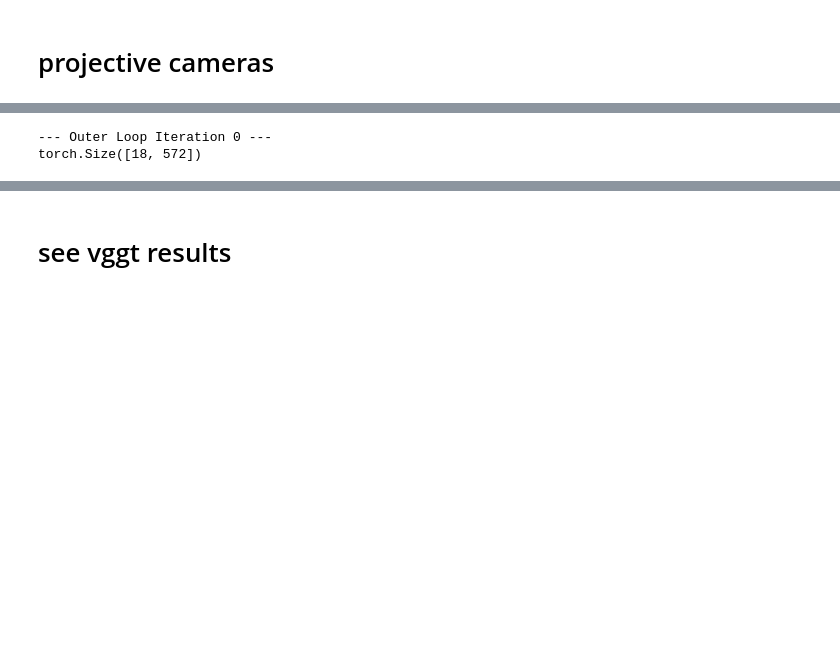
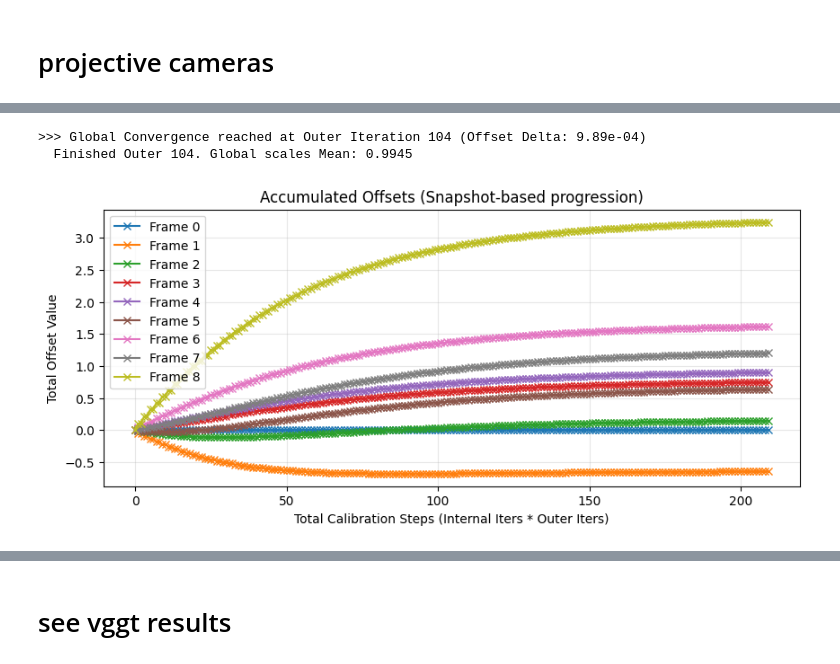
Before and after one commit to manel-ferreira-01/trackers, a Jupyter notebook: test.ipynb, the cells around one changed output, grey strips where cells are left out. Drawn from its saved outputs; the diff is of its cells as text; code cells hidden in the pictures; blank space fills up the shorter version.

```diff
--- a/test.ipynb
+++ b/test.ipynb
@@ -25,8 +26,9 @@ tapnext_model_video_size = (256, 256)
 device = "cuda:0"
 
 #path = "../mast3r/images_in/casa_bea_4_photos"
-path = "../mast3r/images_in/casa_bea_4_photos"
+#path = "../mast3r/images_in/casa_bea_4_photos"
 #path = "../mast3r/images_in/lixo_lab.mp4"
+path = "../mast3r/images_in/eth3d_test"
 #video_resized, video = read_video_or_images("../mast3r/images_in/bordalo.mp4",model_video_size, device)
 
 video_square, _ = read_video_or_images(path)
@@ -387,7 +661,7 @@ else:
 config_json = {
         "command": "3d_infer",
         "parameters": {
-            "device": "cpu", # TODO: implement this
+            "device": "cuda:0", # TODO: implement this
             "conf_vis": 50.0
         }
 }
@@ -442,10 +758,11 @@ W_vggt, tracks_lambda_vggt = build_depth_weighted_matrix(W_vggt,
                                                 (vggt_depth_tensor.squeeze()),
                                                 Ks=instrisics)
 
+
 W_depth_vggt = W_vggt * tracks_lambda_vggt.repeat_interleave(3,0)
 
 _, outliers_mask_vggt,_ = get_subspace_outlier_indices(W_depth_vggt, \
-                                                    rank=4, threshold=10, use_relative=True)
+                                                    rank=4, threshold=0.02, mode="ransac")
 
 #X3d = Sshape[:3, :] / Sshape[3:4, :]
 fig, axes = plt.subplots(1, 2, figsize=(12, 6))
@@ -499,3 +837,14 @@ torch.cuda.empty_cache()
+# %%
+depths = []
+
+for frame in tqdm(range(video_tensor.shape[1])):
+    depth = model.infer_image(video_tensor[0,frame].to(device).cpu().numpy())
+    depths.append(torch.tensor(depth))
+
+
+uni_depth_tensor = 1/torch.clip(torch.stack(depths).unsqueeze(-1).cpu().squeeze(),100)
+
+torch.cuda.empty_cache()
 # %%
 from src.projective_factorization import build_depth_weighted_matrix
 
@@ -765,6 +1082,8 @@ tracks_lambda_unidepth.shape[0] // 3
 # %%
 import torch
 import matplotlib.pyplot as plt
+from src.ortho_factorization import calibrate_orthographic
+from src.projective_factorization import projective_factorization
 
 # --- 1. Initialization ---
 F = tracks_lambda_unidepth.shape[0]
@@ -772,8 +1091,8 @@ N = W_uni.shape[1]
 
 # Prepare the initial Lambda (the base measurements)
 Lambda = tracks_lambda_unidepth.clone().repeat_interleave(3, 0)
-Lambda[0:3, :] += 3
-Lambda[0:3, :] *= 1.3
+#Lambda[0:3, :] += 3
+#Lambda[0:3, :] *= 1.3
 
 # This will store the cumulative translation across all outer loops
 total_offsets = torch.zeros(F, device=Lambda.device)
@@ -781,12 +1100,19 @@ current_scales = torch.ones(F, device=Lambda.device)
 offset_history = []
 
 # --- 2. Optimization Loops ---
-num_outer_iterations = 4
-num_inner_iterations = 10
-num_calib_steps = 20
+num_outer_iterations = 300
+num_inner_iterations = 1
+num_calib_steps = 1
 
-for outer_i in range(num_outer_iterations):
-    print(f"\n--- Outer Loop Iteration {outer_i} ---")
+outer_tol = 1e-3  # Threshold for global offset stability
+inner_tol = 1e-4  # Threshold for scale stability within a single step
+patience = 2      # Number of iterations to wait before stopping (optional)
+
+pbar = tqdm(range(num_outer_iterations))
+
+for outer_i in pbar:
+    #print(f"\n--- Outer Loop Iteration {outer_i} ---")
+    prev_offsets = total_offsets.clone()
 
     # Update Lambda with what we've accumulated so far
     # offset_map shape: (3F, N)
@@ -814,6 +1140,9 @@ for outer_i in range(num_outer_iterations):
 
     # D. Projective Factorization Inner Loop
     for inner_i in range(num_inner_iterations):
+
+        prev_inner_scales = current_scales.clone()
+
         # Always re-apply the updated total_offsets and scales to the original Lambda
         off_map = total_offsets.unsqueeze(1).repeat_interleave(3, 0).expand(-1, N)
         scl_map = current_scales.unsqueeze(1).repeat_interleave(3, 0).expand(-1, N)
@@ -821,10 +1150,28 @@ for outer_i in range(num_outer_iterations):
 
         motion, shape, tvec, scales = projective_factorization(iter_Lambda * W_uni)
 
+        scales /= scales.max()  # Normalize scales to prevent explosion
+
         # Multiplicative accumulation for scales
         current_scales *= scales
 
-    print(f"  Finished Outer {outer_i}. Global scales Mean: {scales.mean().item():.4f}")
+        scale_change = torch.norm(current_scales - prev_inner_scales) / (torch.norm(prev_inner_scales) + 1e-9)
+
+        if scale_change < inner_tol:
+            # print(f"Inner loop converged at {inner_i}")
+            break
+
+    offset_change = torch.norm(total_offsets - prev_offsets) / (torch.norm(prev_offsets) + 1e-9)
+
+    if offset_change < outer_tol:
+        print(f"\n>>> Global Convergence reached at Outer Iteration {outer_i} (Offset Delta: {offset_change:.2e})")
+        break
+
+    pbar.set_postfix({
+        "off_Δ": f"{offset_change.item():.2e}",
+        "scl_Δ": f"{scale_change.item():.2e}",
+        "inner_iters": f"{inner_i + 1}"
+    })
 
 # --- 3. Final Reconstruction ---
 final_off_map = total_offsets.unsqueeze(1).repeat_interleave(3, 0).expand(-1, N)
@@ -832,37 +1179,38 @@ final_scl_map = current_scales.unsqueeze(1).repeat_interleave(3, 0).expand(-1, N
 final_Lambda = (Lambda + final_off_map) / final_scl_map
 
 motion, shape, tvec, scales = projective_factorization(final_Lambda * W_uni)
+print(f"  Finished Outer {outer_i}. Global scales Mean: {scales.mean().item():.4f}")
 
 # --- 4. Camera & Visualization Logic ---
 cam_lists = []
 R1_inv = motion[:3, :3].t()
 t1_est = tvec[:3]
+
+aligned_shape = motion[:3, :3] @ shape[:3, :]
 
 for frame in range(F):
     Mi = motion[frame*3 : (frame+1)*3, :]
     ti = tvec[frame*3 : (frame+1)*3]
 
     Mi_new = Mi @ R1_inv
     ti_new = ti - (Mi_new @ t1_est)
 
     P_new = torch.cat((Mi_new, ti_new), dim=1)
     cam_lists.append(P_new)
 
-# --- 5. Plots ---
-# 3D Reconstruction Plot
-k3d_3d_plot(shape[:3, :] + t1_est, camera_input=cam_lists)
-
 # Offset History Plot (Showing every internal step of the calibration)
 plt.figure(figsize=(10, 4))
 history_tensor = torch.stack(offset_history).cpu().numpy() # [Total_Internal_Steps, F]
-plt.plot(history_tensor, "-x")
+plt.plot(history_tensor, "-x", label=[f"Frame {i}" for i in range(F)])
 plt.title("Accumulated Offsets (Snapshot-based progression)")
 plt.xlabel("Total Calibration Steps (Internal Iters * Outer Iters)")
 plt.ylabel("Total Offset Value")
 plt.grid(True, alpha=0.3)
+plt.legend()
 plt.show()
 
 print("Reconstruction complete.")
 # %% [output]
---- Outer Loop Iteration 0 ---
-torch.Size([18, 572])
+>>> Global Convergence reached at Outer Iteration 104 (Offset Delta: 9.89e-04)
+  Finished Outer 104. Global scales Mean: 0.9945
+[figure, new version]
```
Also changed, not shown: parts of 40 cells of this notebook, 4 other files.
